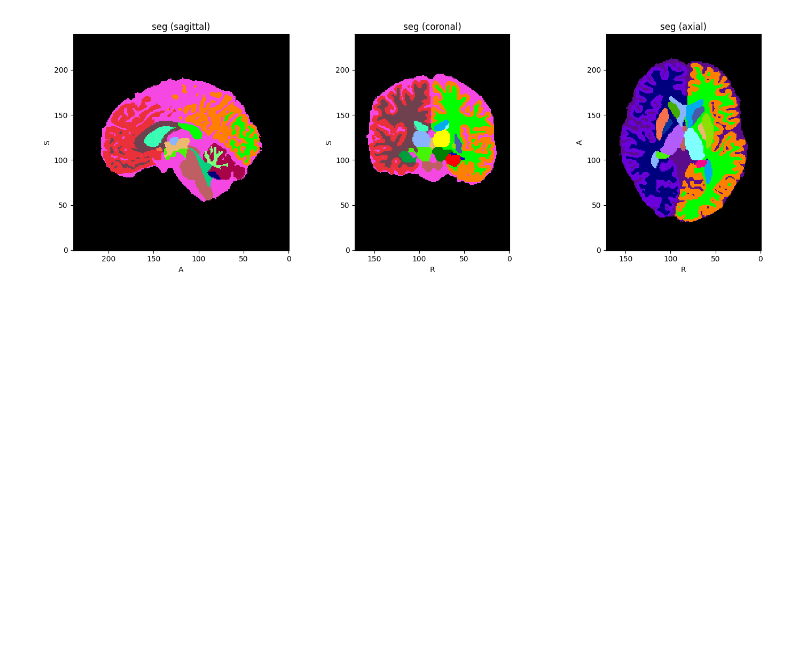
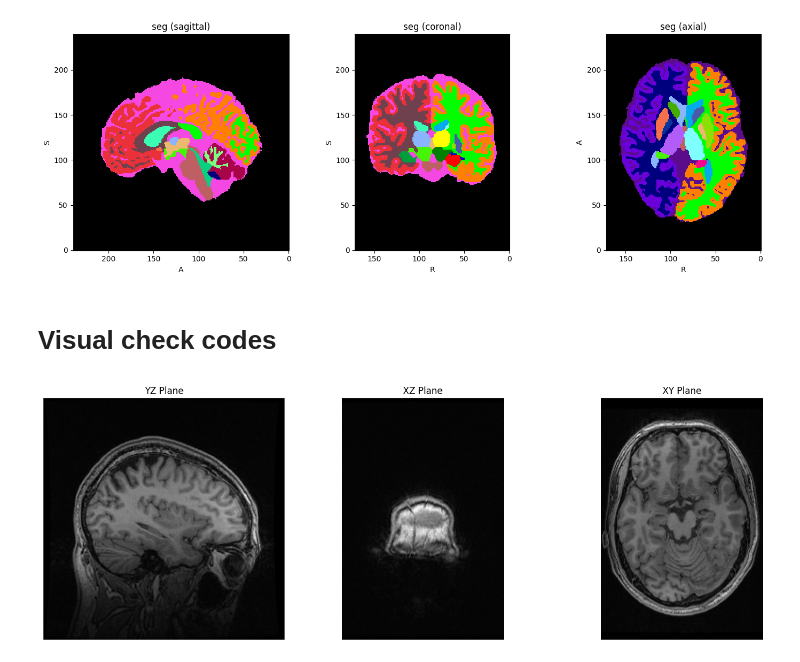
Before and after one commit to liush2yuxjtu/pmcx_deeplearning, a Jupyter notebook: fix_synthseg_issues/FIX_process.ipynb, the cells around one changed output. Drawn from its saved outputs; the diff is of its cells as text; code cells hidden in the pictures; blank space fills up the shorter version.

```diff
--- a/fix_synthseg_issues/FIX_process.ipynb
+++ b/fix_synthseg_issues/FIX_process.ipynb
@@ -227,3 +227,5 @@ plot_seg(simnibs_out_path_4d)
 [figure]
 [figure]
 [figure]
+# %% [markdown]
+# Visual check codes
@@ -229,0 +242,57 @@ plot_seg(simnibs_out_path_4d)
+# %%
+import matplotlib.pyplot as plt
+import nibabel as nib
+data ={
+    "T1":from_path,
+    "synthseg":final_tissues_path,
+}
+
+data ={k:nib.load(v).get_fdata() for k,v in data.items()}
+
+np_slice = [51.4845103,228.53822041,110.34423097]
+np_slice = [int(slices) for slices in np_slice]
+np_slice
+yz_plan = data["T1"][np_slice[0],:,:]
+xz_plan = data["T1"][:,np_slice[1],:]
+xy_plan = data["T1"][:,:,np_slice[2]]
+# sub plots :
+
+plt.imshow()
+# %%
+import matplotlib.pyplot as plt
+import nibabel as nib
+import numpy as np
+
+data ={
+    "T1":from_path,
+    "synthseg":final_tissues_path,
+}
+
+data ={k:nib.load(v).get_fdata() for k,v in data.items()}
+
+np_slice = [51.4845103,228.53822041,110.34423097]
+np_slice = [int(slices) for slices in np_slice]
+
+yz_plan = data["T1"][np_slice[0],:,:]
+xz_plan = data["T1"][:,np_slice[1],:]
+xy_plan = data["T1"][:,:,np_slice[2]]
+
+# sub plots :
+fig, axes = plt.subplots(1, 3, figsize=(15, 5))
+
+axes[0].imshow(yz_plan.T, cmap='gray', origin='lower')
+axes[0].set_title('YZ Plane')
+axes[0].axis('off')
+
+axes[1].imshow(xz_plan.T, cmap='gray', origin='lower')
+axes[1].set_title('XZ Plane')
+axes[1].axis('off')
+
+axes[2].imshow(xy_plan.T, cmap='gray', origin='lower')
+axes[2].set_title('XY Plane')
+axes[2].axis('off')
+
+plt.tight_layout()
+plt.show()
+# %% [output]
+[figure, added]
```
Also changed, not shown: parts of 2 cells of this notebook, 10 other files.
